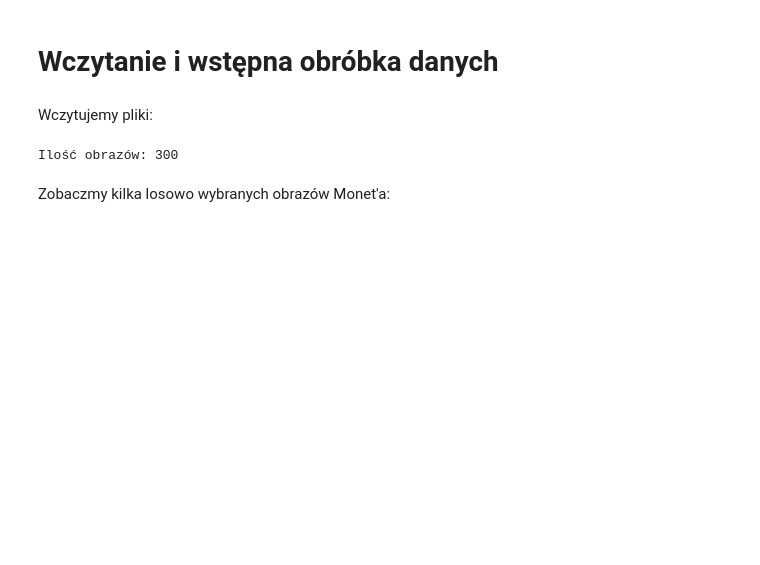
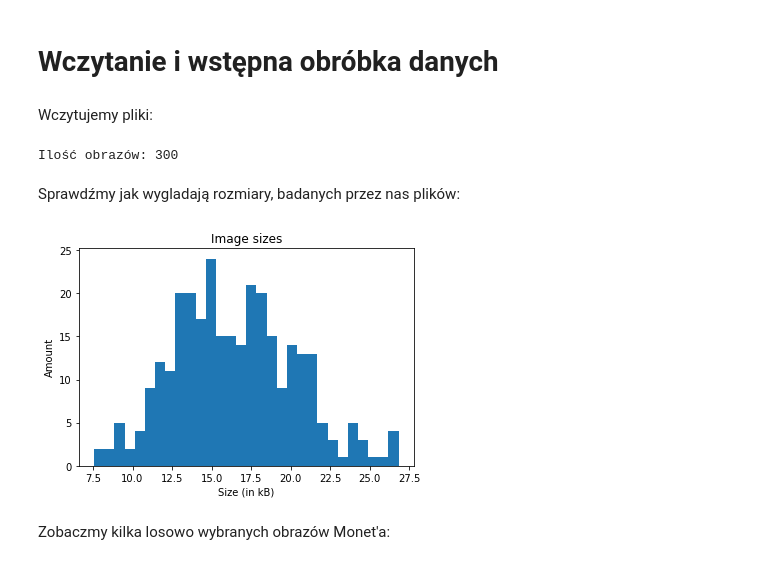
Before and after one commit to akbuchowicz/WTUM_13_2022, a Jupyter notebook: Wczesne_wczytanie_danych.ipynb, the cells around one changed output. Cells and saved outputs as stored; diff of their text form; code cells hidden in the pictures; blank space fills up the shorter version.

```diff
--- a/Wczesne_wczytanie_danych.ipynb
+++ b/Wczesne_wczytanie_danych.ipynb
@@ -15,6 +15,17 @@ monet_imgs = [fn for fn in os.listdir(monet_dir) if fn.endswith('.jpg')]
 print(f"Ilość obrazów: {len(monet_imgs)}")
 # %% [output]
 Ilość obrazów: 300
+# %% [markdown]
+Sprawdźmy jak wygladają rozmiary, badanych przez nas plików:
+# %%
+img_sizes = [os.stat(f'{monet_dir}/{img}').st_size/1e+3 for img in monet_imgs]
+
+plt.hist(img_sizes, bins=30)
+plt.ylabel('Amount')
+plt.xlabel('Size (in kB)')
+plt.title('Image sizes');
+# %% [output]
+[figure, added]
 # %% [markdown]
 Zobaczmy kilka losowo wybranych obrazów Monet'a:
 # %%
```
Also changed, not shown: parts of 4 cells of this notebook.
